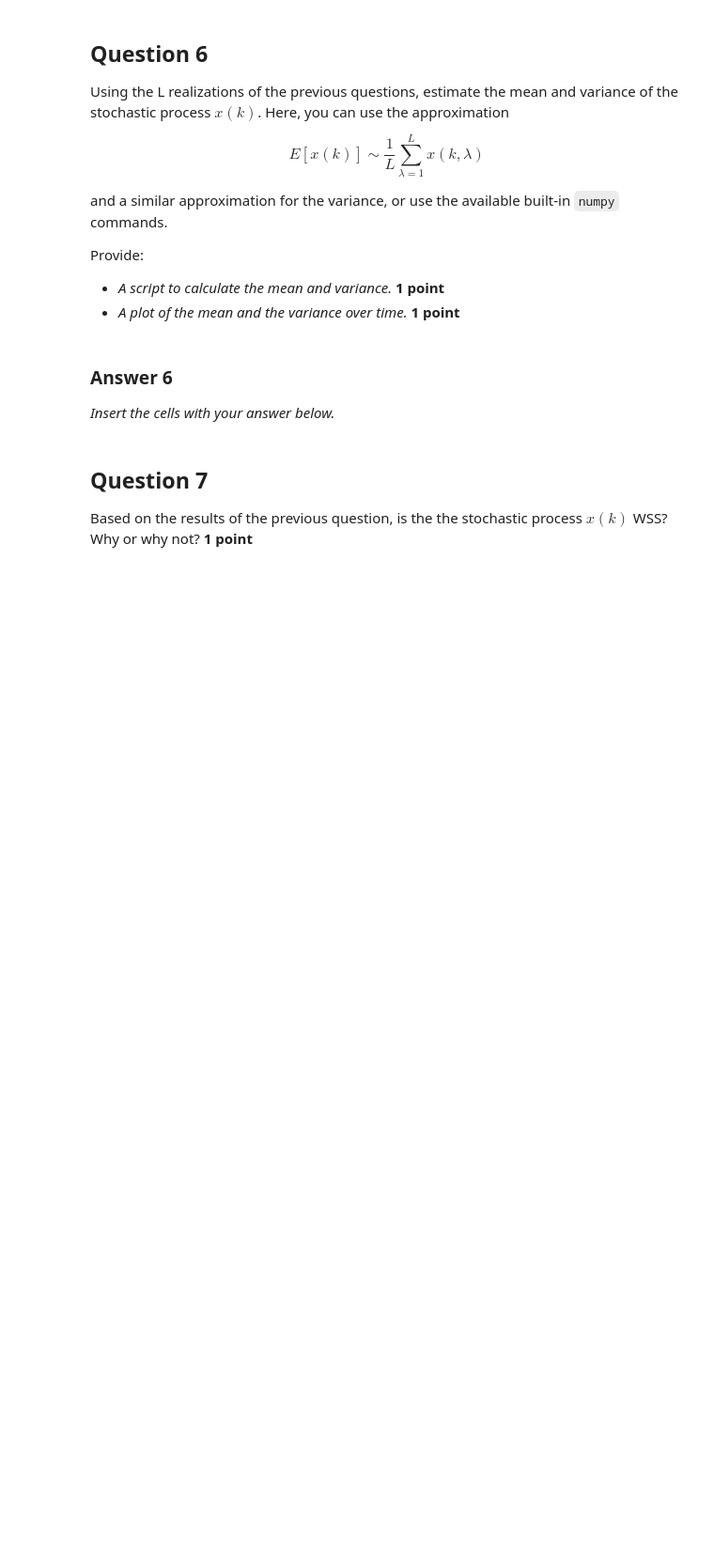
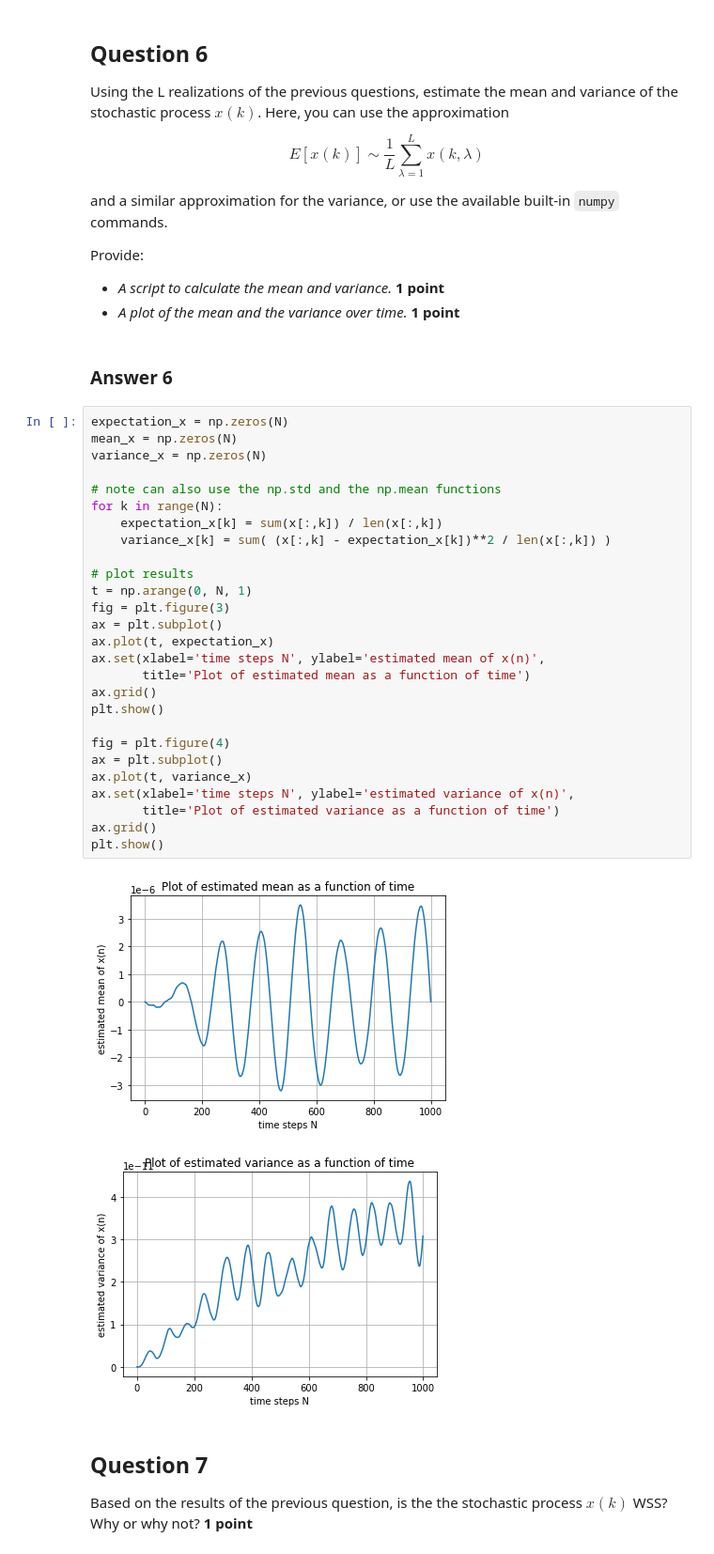
Before and after one commit to dannylooman/SC42150-SSP, a Jupyter notebook: SC42150_PythonAssignment1_Template.ipynb, the cells around one changed output. Shown: that part at 94% size. Saved outputs shown, nothing was run; the diff lists cells and outputs as text; blank space fills up the shorter version.

Commit message:
updated answers 3 to 7

```diff
--- a/SC42150_PythonAssignment1_Template.ipynb
+++ b/SC42150_PythonAssignment1_Template.ipynb
@@ -229,9 +239,38 @@ Provide:
 
 * *A script to calculate the mean and variance.* **1 point**
 * *A plot of the mean and the variance over time.* **1 point**
-# %% [markdown]
-### Answer 6
-_Insert the cells with your answer below._
+# %% [markdown]
+### Answer 6
+# %%
+expectation_x = np.zeros(N)
+mean_x = np.zeros(N)
+variance_x = np.zeros(N)
+
+# note can also use the np.std and the np.mean functions
+for k in range(N):
+    expectation_x[k] = sum(x[:,k]) / len(x[:,k])
+    variance_x[k] = sum( (x[:,k] - expectation_x[k])**2 / len(x[:,k]) )
+
+# plot results
+t = np.arange(0, N, 1)
+fig = plt.figure(3)
+ax = plt.subplot()
+ax.plot(t, expectation_x)
+ax.set(xlabel='time steps N', ylabel='estimated mean of x(n)',
+       title='Plot of estimated mean as a function of time')
+ax.grid()
+plt.show()
+
+fig = plt.figure(4)
+ax = plt.subplot()
+ax.plot(t, variance_x)
+ax.set(xlabel='time steps N', ylabel='estimated variance of x(n)',
+       title='Plot of estimated variance as a function of time')
+ax.grid()
+plt.show()
+# %% [output]
+[figure, added]
+[figure, added]
 # %% [markdown]
 ## Question 7
 Based on the results of the previous question, is the the stochastic process $x(k)$ WSS? Why or why not? **1 point**
```
Also changed, not shown: parts of 11 cells of this notebook, 1 other file.
